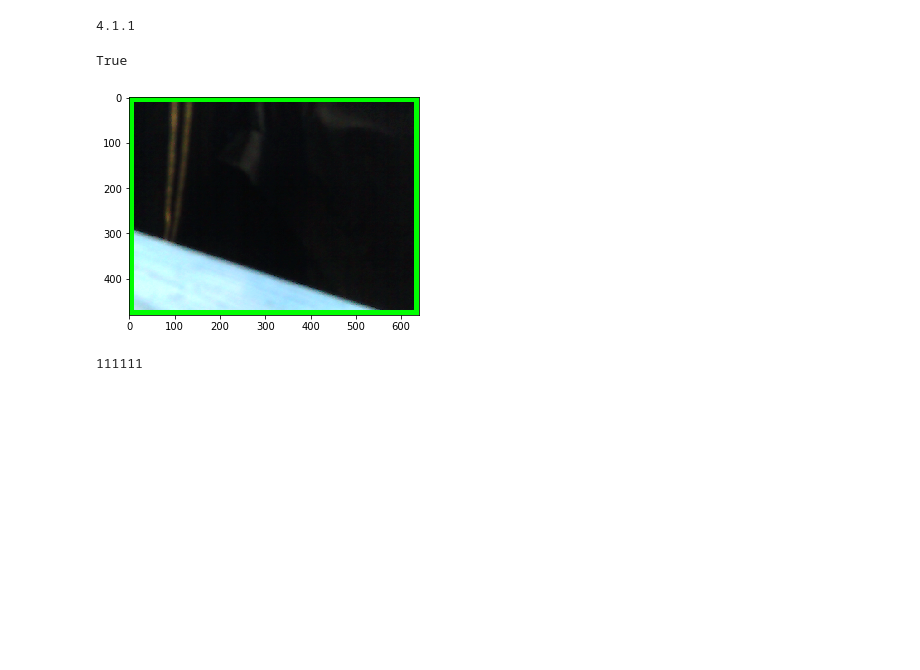
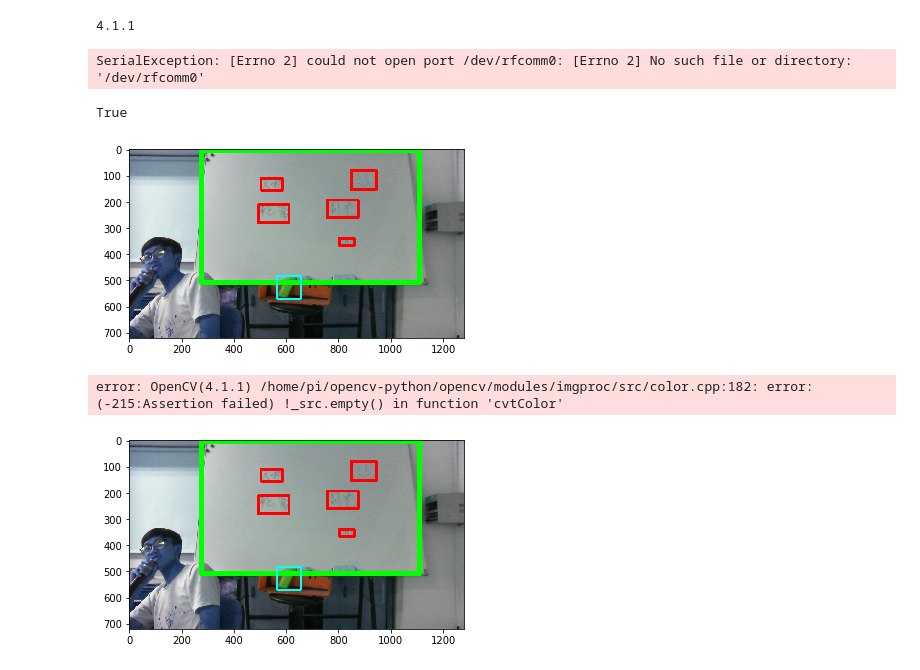
Before and after one commit to as0027111/WhiteBoardRobot, a Jupyter notebook: stream.ipynb, the cells around one changed output. Drawn from its saved outputs; the diff is of its cells as text; code cells hidden in the pictures; blank space fills up the shorter version.

```diff
--- a/stream.ipynb
+++ b/stream.ipynb
@@ -8,5 +8,12 @@ from IPython import display
 import numpy as np
 # %% [output]
 4.1.1
+# %%
+import serial
+from time import sleep#程序中斷執行函數
+port='/dev/rfcomm0'
+serial=serial.Serial(port,9600)#設置藍牙波特率
+# %% [output]
+SerialException: [Errno 2] could not open port /dev/rfcomm0: [Errno 2] No such file or directory: '/dev/rfcomm0'
 # %%
 vc = cv2.VideoCapture(0)
@@ -20,41 +27,73 @@ if vc.isOpened(): # try to get the first frame
     plt.imshow(frame)
     frame = cv2.cvtColor(frame, cv2.cv2.COLOR_BGR2RGB)
     webcam_preview = plt.imshow(frame)
+    HSVframe =cv2.cvtColor(frame, cv2.COLOR_BGR2HSV) #HSV
+
 else:
     is_capturing = False
 
 while is_capturing:
     try:   # Lookout for a keyboardInterrupt to stop the script
         is_capturing, frame = vc.read()
+        HSVframe =cv2.cvtColor(frame, cv2.COLOR_BGR2HSV) #HSV
+
         gray = cv2.cvtColor(frame, cv2.COLOR_BGR2GRAY)    # makes the blues image look real colored
         blurred = cv2.GaussianBlur(gray, (5, 5), 0)
         canny = cv2.Canny(blurred, 0, 20)
 
         #result = np.hstack([frame, canny])
         kernel = np.ones((1, 20), np.uint8) #設定卷積核 (高, 寬)
         dilation = cv2.dilate(canny,kernel,iterations = 1)
 
         dst = 255 - dilation #反白
         kernel = np.ones((50,50), np.uint8)
         morph_o = cv2.morphologyEx(dst, cv2.MORPH_OPEN, kernel) #影象開運算-去除躁點
 
-        kernel = np.ones((1, 300), np.uint8) #設定卷積核 (高, 寬)
-        dilation = cv2.dilate(morph_o,kernel,iterations=1)
-        contours, hierarchy = cv2.findContours(dilation, cv2.RETR_EXTERNAL, cv2.CHAIN_APPROX_NONE)
+        #kernel = np.ones((1, 50), np.uint8) #設定卷積核 (高, 寬)
+        #dilation = cv2.dilate(morph_o,kernel,iterations=1)
+        contours, hierarchy = cv2.findContours(morph_o, cv2.RETR_EXTERNAL, cv2.CHAIN_APPROX_NONE)
 
         c = max(contours, key = cv2.contourArea)
         x,y,w,h = cv2.boundingRect(c)
-        cv2.rectangle(frame,(x,y),(x+w,y+h),(0,255,0),20)
+        result=cv2.rectangle(frame,(x,y),(x+w,y+h),(0,255,0),20)
+
+
+        closing = cv2.morphologyEx(canny,cv2.MORPH_CLOSE,kernel)
+        contours, hierarchy = cv2.findContours(closing, cv2.RETR_LIST, cv2.CHAIN_APPROX_NONE)# cv2.RETR_LIST檢測的輪廓不建立等级
+        for i in contours:
+            cnt=i
+            ob_x,ob_y,ob_w,ob_h = cv2.boundingRect(cnt)
+            if ob_x>x+50 and ob_x+ob_w < x+w-50 and ob_y>y+50 and ob_y+ob_h < y+h-50:
+                cv2.rectangle(result,(ob_x,ob_y),(ob_x+ob_w,ob_y+ob_h),(255,0,0),10)
+
+        colorLow = np.array([35,43,46]) #green(HSV)
+        colorHigh = np.array([90,255,255]) #green(HSV)
+        mask = cv2.inRange(HSVframe, colorLow, colorHigh)
+        contours, hierarchy = cv2.findContours(mask, cv2.RETR_EXTERNAL, cv2.CHAIN_APPROX_NONE)
+        for i in contours:#將每個框框大於50*50的標起來
+            cnt=i
+            x,y,w,h = cv2.boundingRect(cnt)
+            if w>50 and h>50:
+                cv2.rectangle(result,(x,y),(x+w,y+h),(0,255,255),5)
+
+
+
+
+        #serial.write(bytes(("G"),'UTF-8'))
 
         print("111111")
-        webcam_preview.set_data(frame)
+        webcam_preview.set_data(result)
         plt.draw()
         display.clear_output(wait=True)
         display.display(plt.gcf())
+
+
+
     except KeyboardInterrupt:
         vc.release()
 # %% [output]
-[figure, old version]
+[figure, new version]
-111111
+error: OpenCV(4.1.1) /home/pi/opencv-python/opencv/modules/imgproc/src/color.cpp:182: error: (-215:Assertion failed) !_src.empty() in function 'cvtColor'
+[figure, added]
 # %%
 q
```
Also changed, not shown: parts of 1 cell of this notebook, 5 other files.
